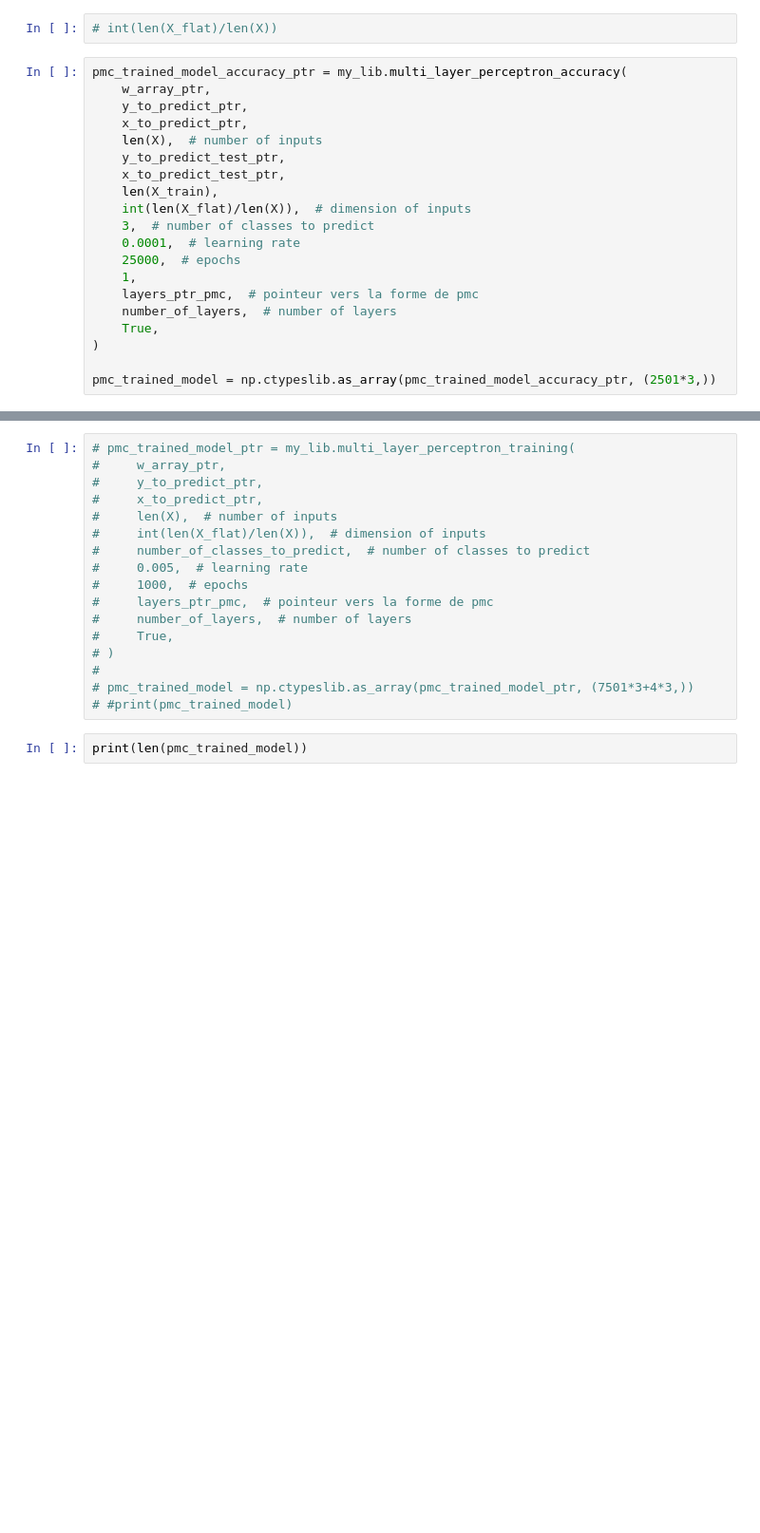
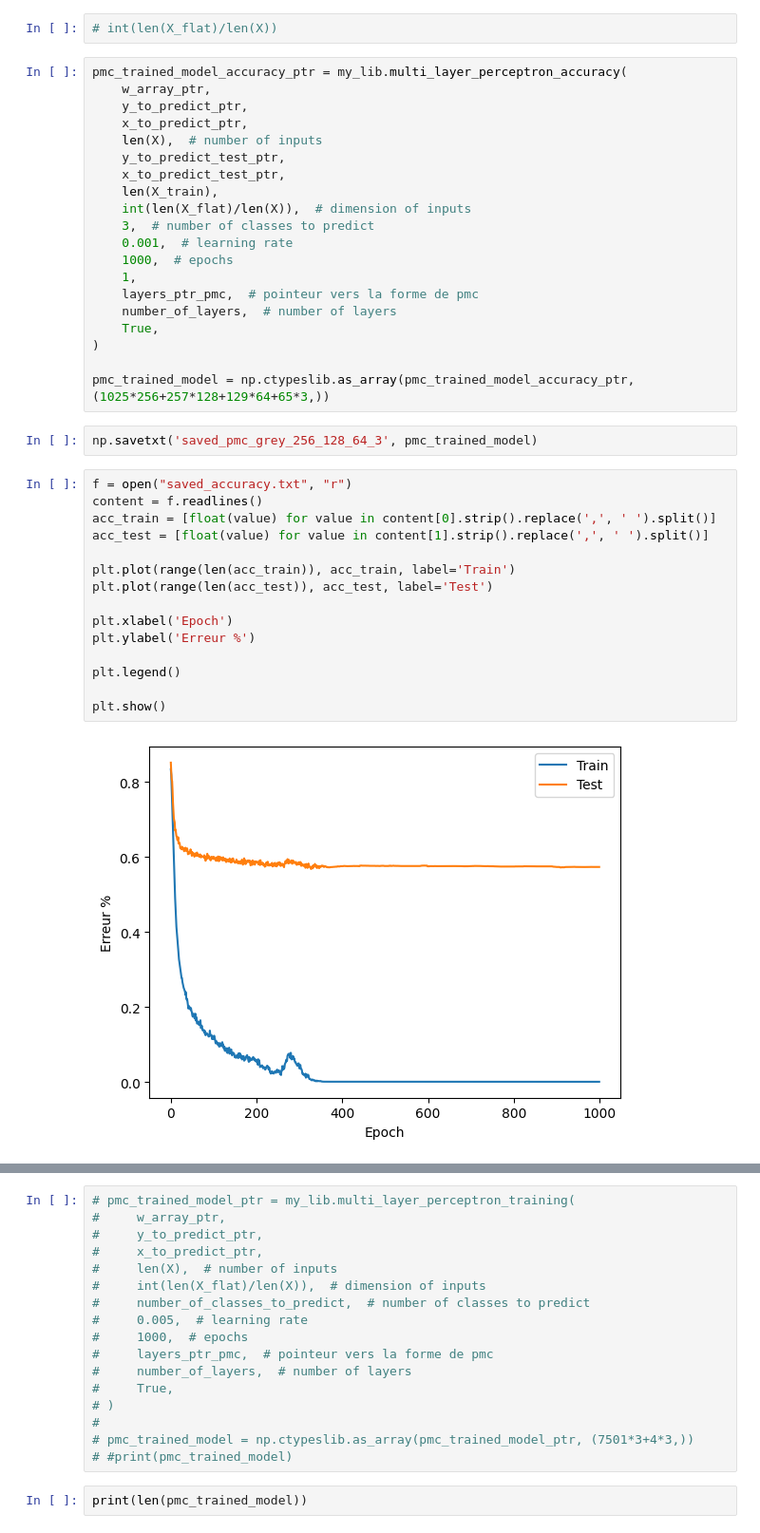
Before and after one commit to Elbub/3IABD2---Projet-annuel, a Jupyter notebook: implementation_dataset/mlp_dataset_bigger_batch.ipynb, the cells around one changed output, grey strips where cells are left out. Shown: that part at 95% size. Drawn from its saved outputs; the diff is of its cells as text; blank space fills up the shorter version.

Commit message:
feature: print de lerreur train et test

```diff
--- a/implementation_dataset/mlp_dataset_bigger_batch.ipynb
+++ b/implementation_dataset/mlp_dataset_bigger_batch.ipynb
@@ -184,12 +182,31 @@ pmc_trained_model_accuracy_ptr = my_lib.multi_layer_perceptron_accuracy(
     len(X_train),
     int(len(X_flat)/len(X)),  # dimension of inputs
     3,  # number of classes to predict
-    0.0001,  # learning rate
-    25000,  # epochs
+    0.001,  # learning rate
+    1000,  # epochs
     1,
     layers_ptr_pmc,  # pointeur vers la forme de pmc
     number_of_layers,  # number of layers
     True,
 )
 
-pmc_trained_model = np.ctypeslib.as_array(pmc_trained_model_accuracy_ptr, (2501*3,))
+pmc_trained_model = np.ctypeslib.as_array(pmc_trained_model_accuracy_ptr, (1025*256+257*128+129*64+65*3,))
+# %%
+np.savetxt('saved_pmc_grey_256_128_64_3', pmc_trained_model)
+# %%
+f = open("saved_accuracy.txt", "r")
+content = f.readlines()
+acc_train = [float(value) for value in content[0].strip().replace(',', ' ').split()]
+acc_test = [float(value) for value in content[1].strip().replace(',', ' ').split()]
+
+plt.plot(range(len(acc_train)), acc_train, label='Train')
+plt.plot(range(len(acc_test)), acc_test, label='Test')
+
+plt.xlabel('Epoch')
+plt.ylabel('Erreur %')
+
+plt.legend()
+
+plt.show()
+# %% [output]
+[figure, added]
```
Also changed, not shown: parts of 10 cells of this notebook, 9 other files.
